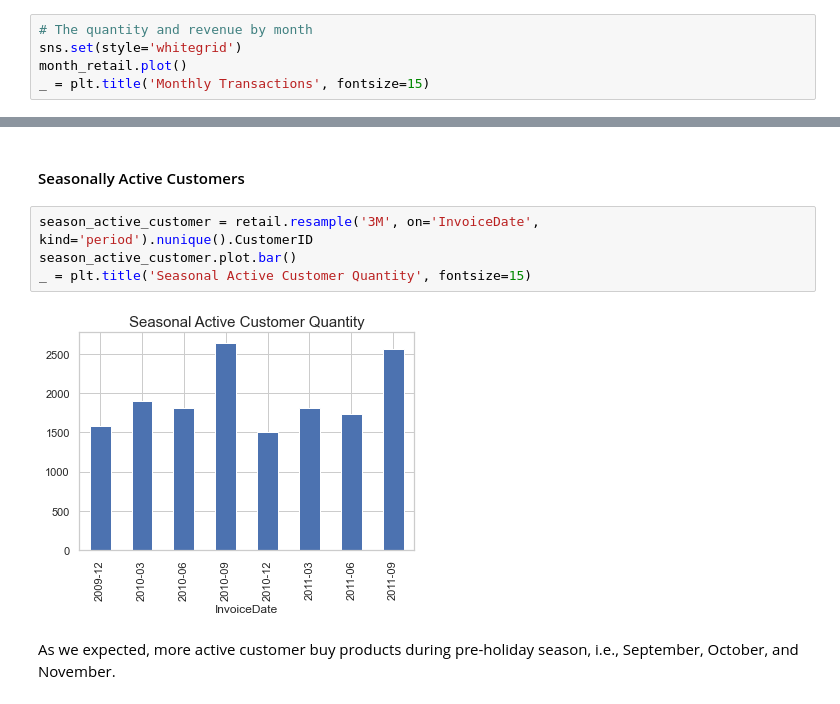
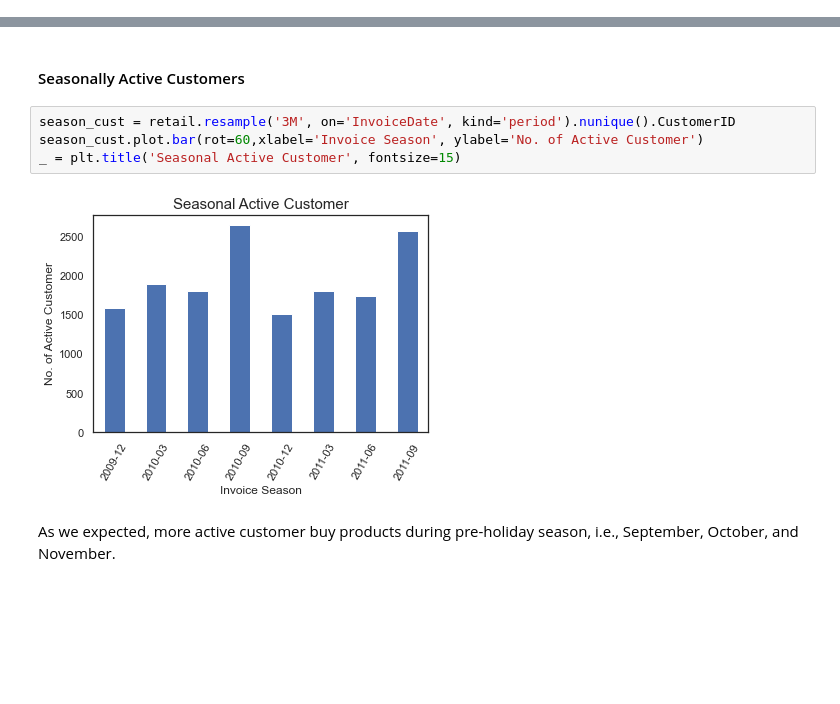
Before and after one commit to lasayin/Online-Retail-Business-Analysis-and-Customer-Segmentation, a Jupyter notebook: Online_Retail_Customer_Behavior_Analysis.ipynb, the cells around one changed output, grey strips where cells are left out. Drawn from its saved outputs; the diff is of its cells as text; blank space fills up the shorter version.

```diff
--- a/Online_Retail_Customer_Behavior_Analysis.ipynb
+++ b/Online_Retail_Customer_Behavior_Analysis.ipynb
@@ -140,5 +150,0 @@ month_retail.head()
-# %%
-# The quantity and revenue by month
-sns.set(style='whitegrid')
-month_retail.plot()
-_ = plt.title('Monthly Transactions', fontsize=15)
@@ -181,11 +321,11 @@ Let's check the active customers by season.
 # %% [markdown]
 #### Seasonally Active Customers
 # %%
-season_active_customer = retail.resample('3M', on='InvoiceDate', kind='period').nunique().CustomerID
-season_active_customer.plot.bar()
-_ = plt.title('Seasonal Active Customer Quantity', fontsize=15)
+season_cust = retail.resample('3M', on='InvoiceDate', kind='period').nunique().CustomerID
+season_cust.plot.bar(rot=60,xlabel='Invoice Season', ylabel='No. of Active Customer')
+_ = plt.title('Seasonal Active Customer', fontsize=15)
 # %% [output]
-[figure, old version]
+[figure, new version]
 # %% [markdown]
 As we expected, more active customer buy products during pre-holiday season, i.e., September, October, and November.
 # %% [markdown]
```
Also changed, not shown: parts of 18 cells of this notebook.
